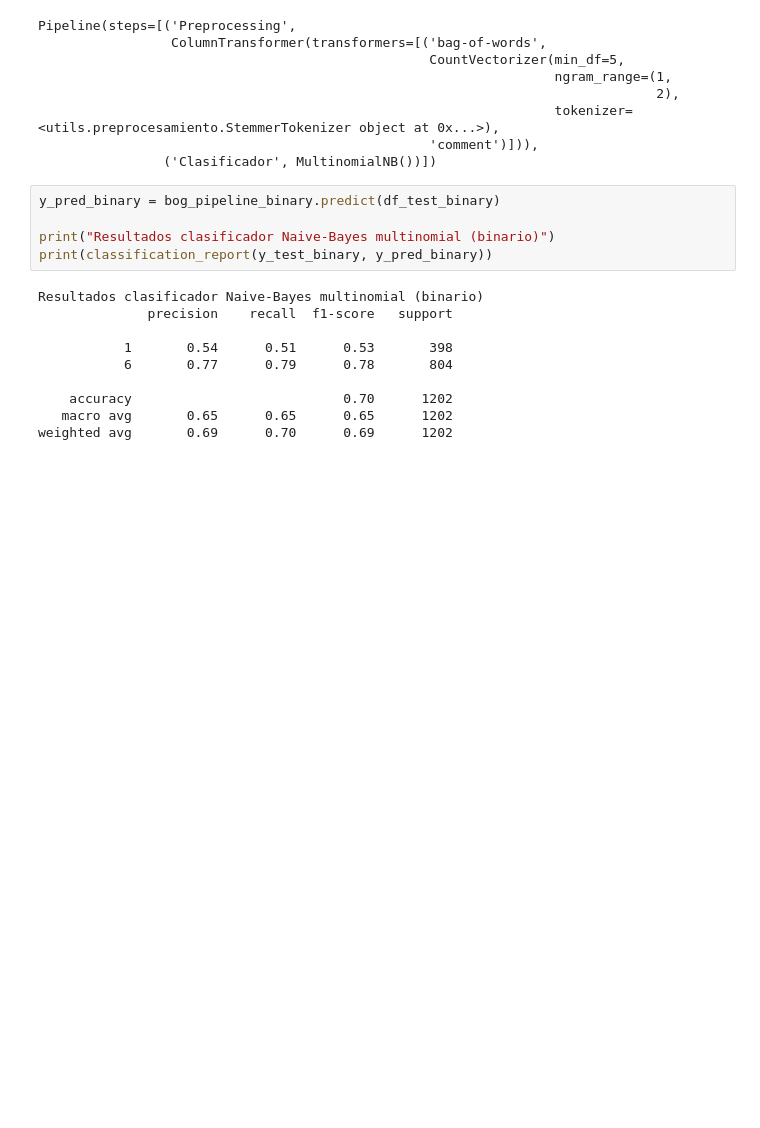
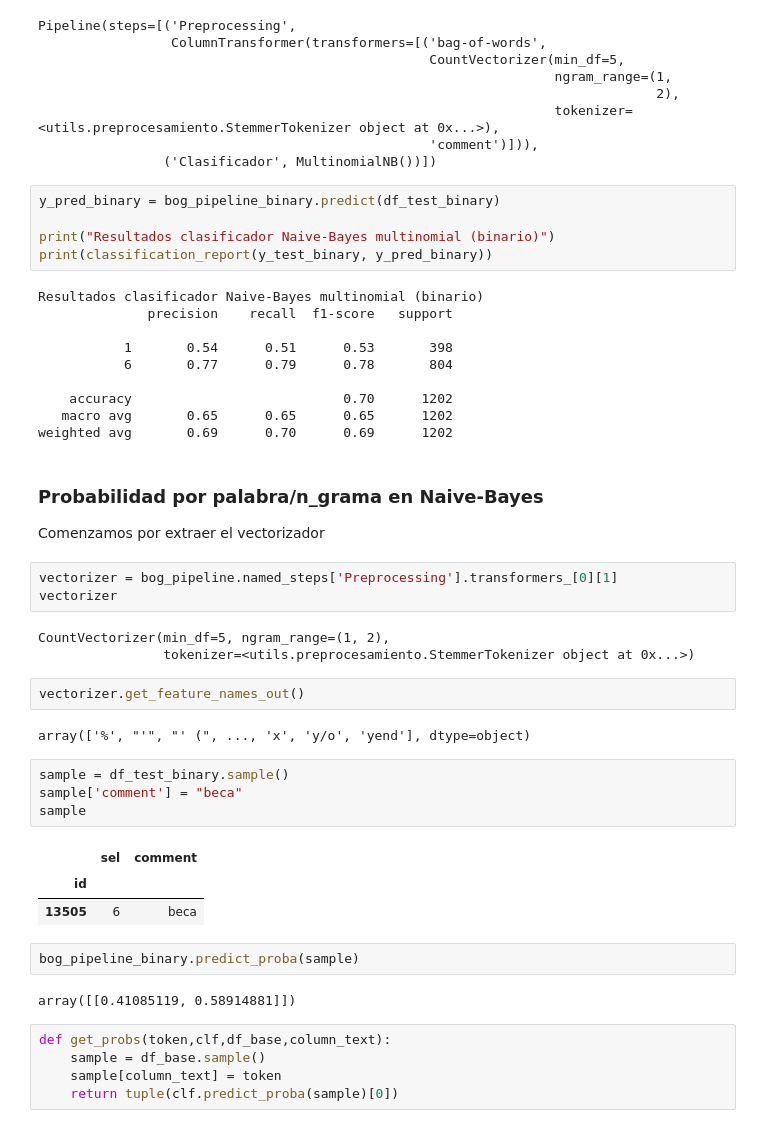
Before and after one commit to camilocarvajalreyes/ethicapp-nlp, a Jupyter notebook: naive-bayes/NB_julieta.ipynb, the cells around one changed output. Saved outputs shown, nothing was run; the diff lists cells and outputs as text; blank space fills up the shorter version.

Commit message:
add top probs NB

```diff
--- a/naive-bayes/NB_julieta.ipynb
+++ b/naive-bayes/NB_julieta.ipynb
@@ -168,3 +168,34 @@ Resultados clasificador Naive-Bayes multinomial (binario)
     accuracy                           0.70      1202
    macro avg       0.65      0.65      0.65      1202
 weighted avg       0.69      0.70      0.69      1202
+# %% [markdown]
+### Probabilidad por palabra/n_grama en Naive-Bayes
+
+Comenzamos por extraer el vectorizador
+# %%
+vectorizer = bog_pipeline.named_steps['Preprocessing'].transformers_[0][1]
+vectorizer
+# %% [output]
+CountVectorizer(min_df=5, ngram_range=(1, 2),
+                tokenizer=<utils.preprocesamiento.StemmerTokenizer object at 0x...>)
+# %%
+vectorizer.get_feature_names_out()
+# %% [output]
+array(['%', "'", "' (", ..., 'x', 'y/o', 'yend'], dtype=object)
+# %%
+sample = df_test_binary.sample()
+sample['comment'] = "beca"
+sample
+# %% [output]
+|  | sel | comment |
+| id |  |  |
+| 13505 | 6 | beca |
+# %%
+bog_pipeline_binary.predict_proba(sample)
+# %% [output]
+array([[0.41085119, 0.58914881]])
+# %%
+def get_probs(token,clf,df_base,column_text):
+    sample = df_base.sample()
+    sample[column_text] = token
+    return tuple(clf.predict_proba(sample)[0])
```
Also changed, not shown: parts of 3 cells of this notebook, 3 other files.
